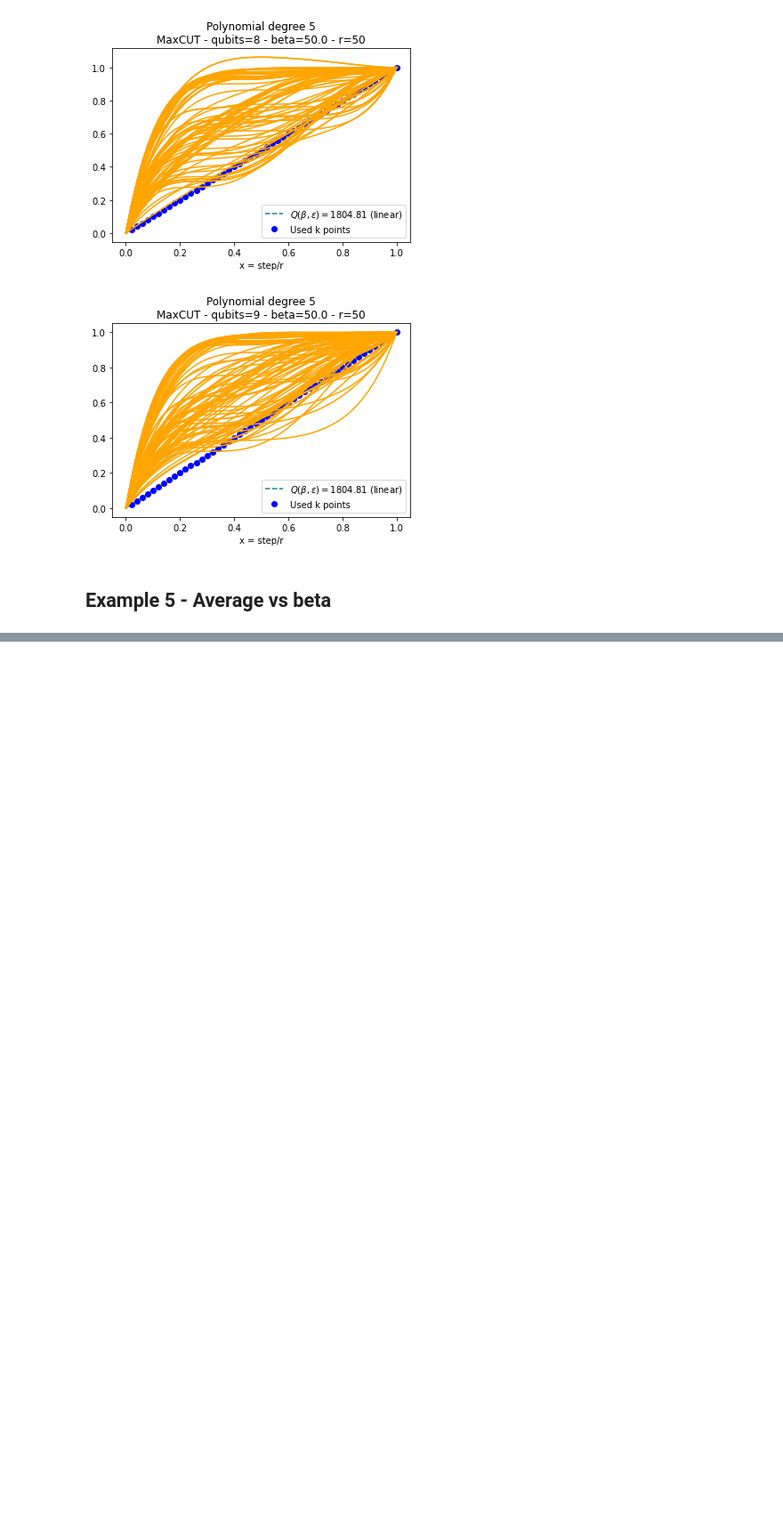
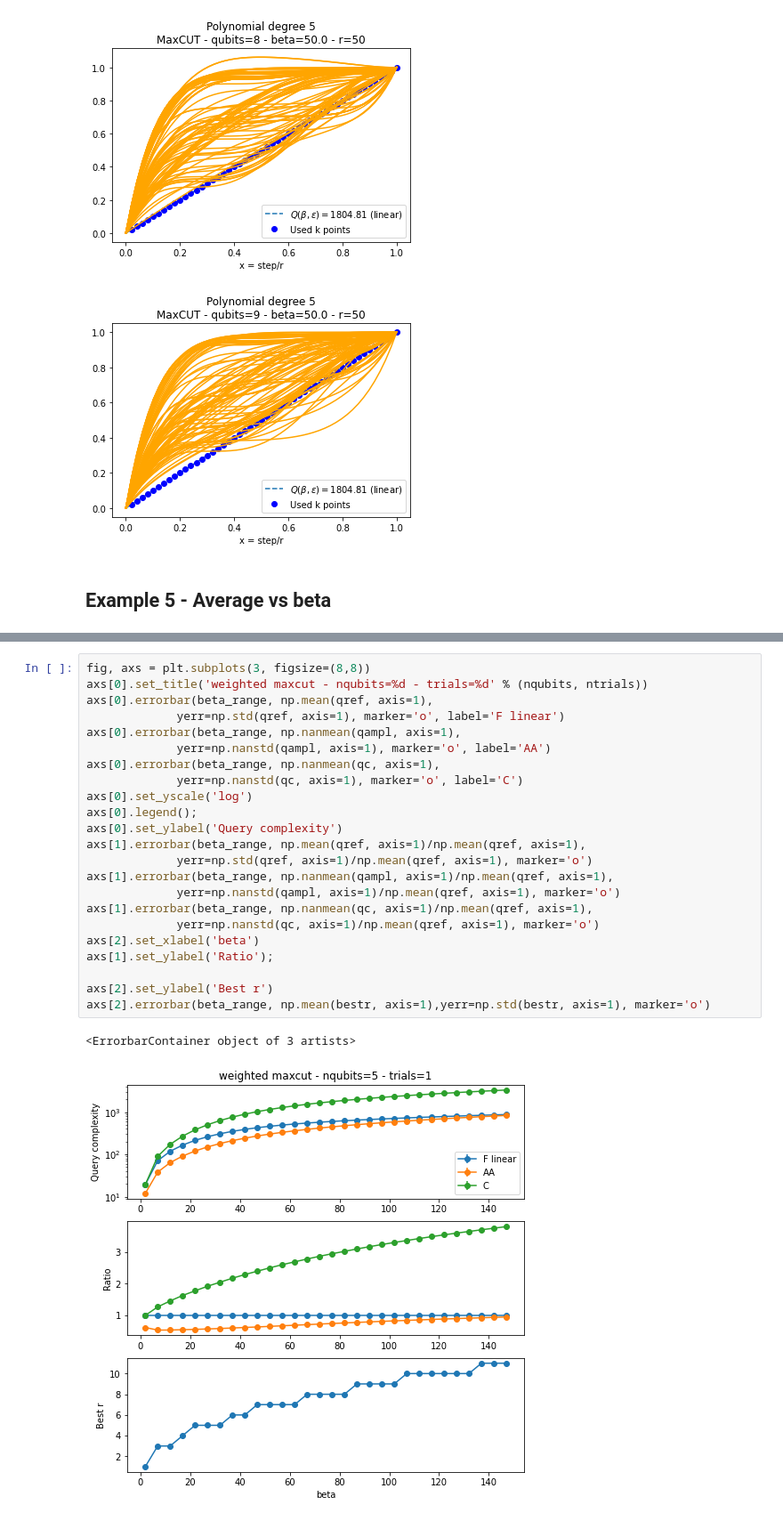
Before and after one commit to scarrazza/QITE, a Jupyter notebook: crosscheck.ipynb, the cells around one changed output, grey strips where cells are left out. Shown at 89% size. Cells and saved outputs as stored; diff of their text form; blank space fills up the shorter version.

```diff
--- a/crosscheck.ipynb
+++ b/crosscheck.ipynb
@@ -594,0 +661,26 @@ plt.savefig('avg_maxcut_nqubits%d_pol5.png' % (nqubits), bbox_inches='tight')
+# %%
+fig, axs = plt.subplots(3, figsize=(8,8))
+axs[0].set_title('weighted maxcut - nqubits=%d - trials=%d' % (nqubits, ntrials))
+axs[0].errorbar(beta_range, np.mean(qref, axis=1),
+             yerr=np.std(qref, axis=1), marker='o', label='F linear')
+axs[0].errorbar(beta_range, np.nanmean(qampl, axis=1),
+             yerr=np.nanstd(qampl, axis=1), marker='o', label='AA')
+axs[0].errorbar(beta_range, np.nanmean(qc, axis=1),
+             yerr=np.nanstd(qc, axis=1), marker='o', label='C')
+axs[0].set_yscale('log')
+axs[0].legend();
+axs[0].set_ylabel('Query complexity')
+axs[1].errorbar(beta_range, np.mean(qref, axis=1)/np.mean(qref, axis=1),
+             yerr=np.std(qref, axis=1)/np.mean(qref, axis=1), marker='o')
+axs[1].errorbar(beta_range, np.nanmean(qampl, axis=1)/np.mean(qref, axis=1),
+             yerr=np.nanstd(qampl, axis=1)/np.mean(qref, axis=1), marker='o')
+axs[1].errorbar(beta_range, np.nanmean(qc, axis=1)/np.mean(qref, axis=1),
+             yerr=np.nanstd(qc, axis=1)/np.mean(qref, axis=1), marker='o')
+axs[2].set_xlabel('beta')
+axs[1].set_ylabel('Ratio');
+
+axs[2].set_ylabel('Best r')
+axs[2].errorbar(beta_range, np.mean(bestr, axis=1),yerr=np.std(bestr, axis=1), marker='o')
+# %% [output]
+<ErrorbarContainer object of 3 artists>
+[figure, added]
```
Also changed, not shown: parts of 4 cells of this notebook.
